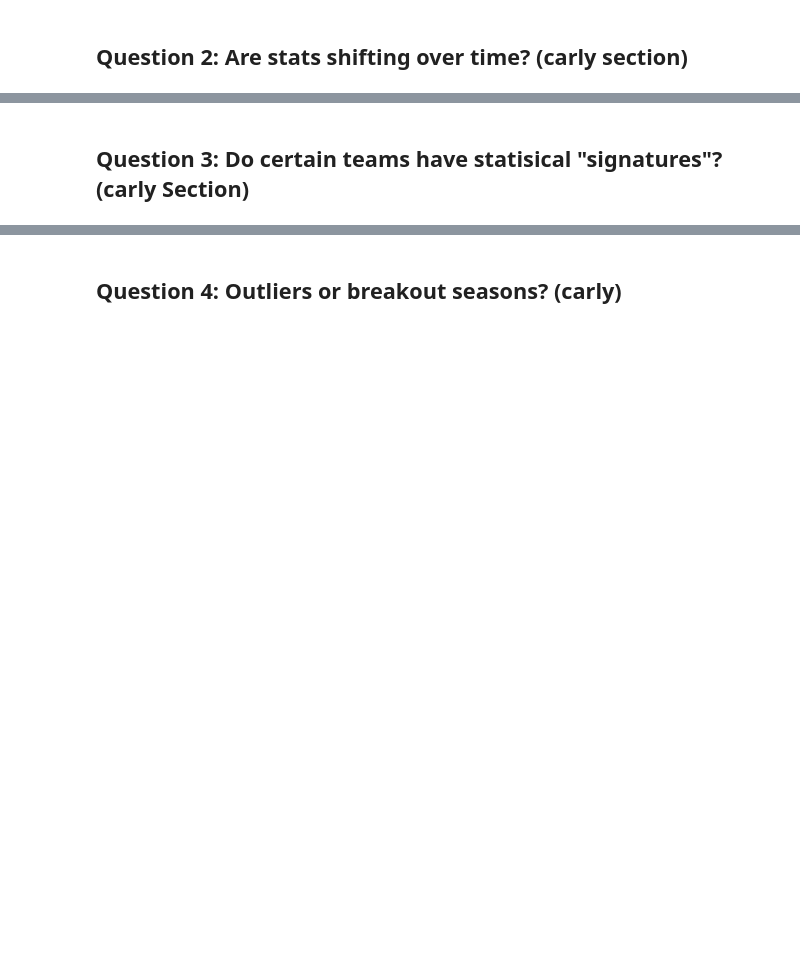
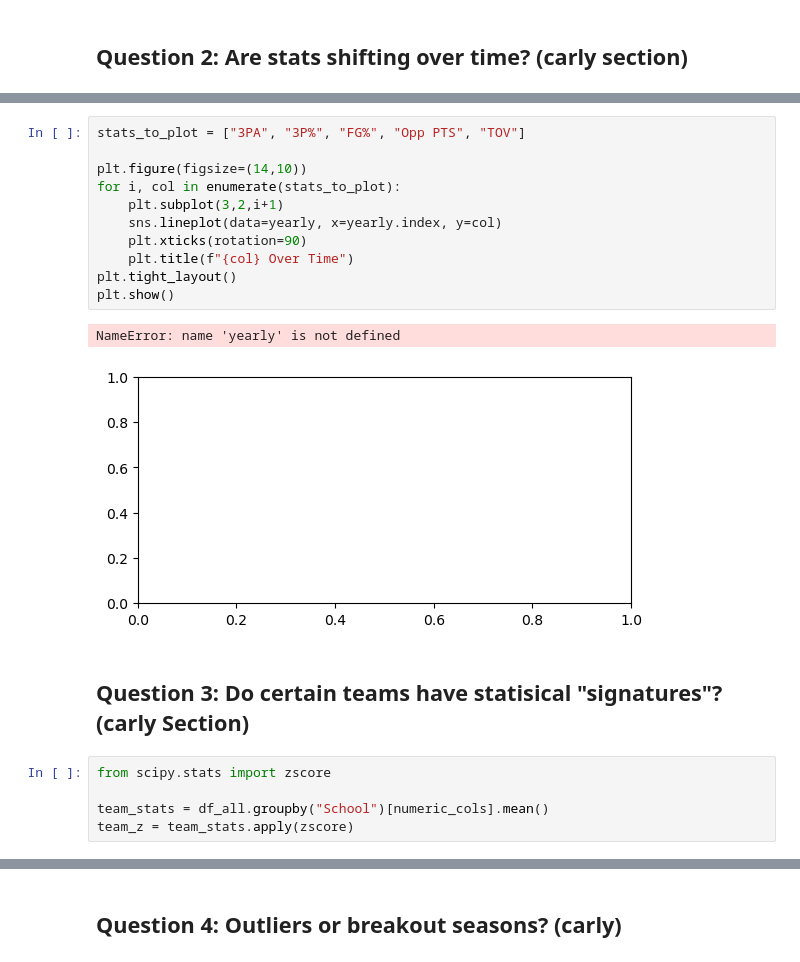
Before and after one commit to ccw0076/EDA_Project, a Jupyter notebook: eda_cbb_project.ipynb, the cells around one changed output, grey strips where cells are left out. Drawn from its saved outputs; the diff is of its cells as text; blank space fills up the shorter version.

```diff
--- a/eda_cbb_project.ipynb
+++ b/eda_cbb_project.ipynb
@@ -168,2 +224,21 @@ import matplotlib.pyplot as plt
+# %%
+stats_to_plot = ["3PA", "3P%", "FG%", "Opp PTS", "TOV"]
+
+plt.figure(figsize=(14,10))
+for i, col in enumerate(stats_to_plot):
+    plt.subplot(3,2,i+1)
+    sns.lineplot(data=yearly, x=yearly.index, y=col)
+    plt.xticks(rotation=90)
+    plt.title(f"{col} Over Time")
+plt.tight_layout()
+plt.show()
+# %% [output]
+NameError: name 'yearly' is not defined
+[figure, added]
 # %% [markdown]
 ## Question 3: Do certain teams have statisical "signatures"? (carly Section)
+# %%
+from scipy.stats import zscore
+
+team_stats = df_all.groupby("School")[numeric_cols].mean()
+team_z = team_stats.apply(zscore)
```
Also changed, not shown: parts of 15 cells of this notebook.
